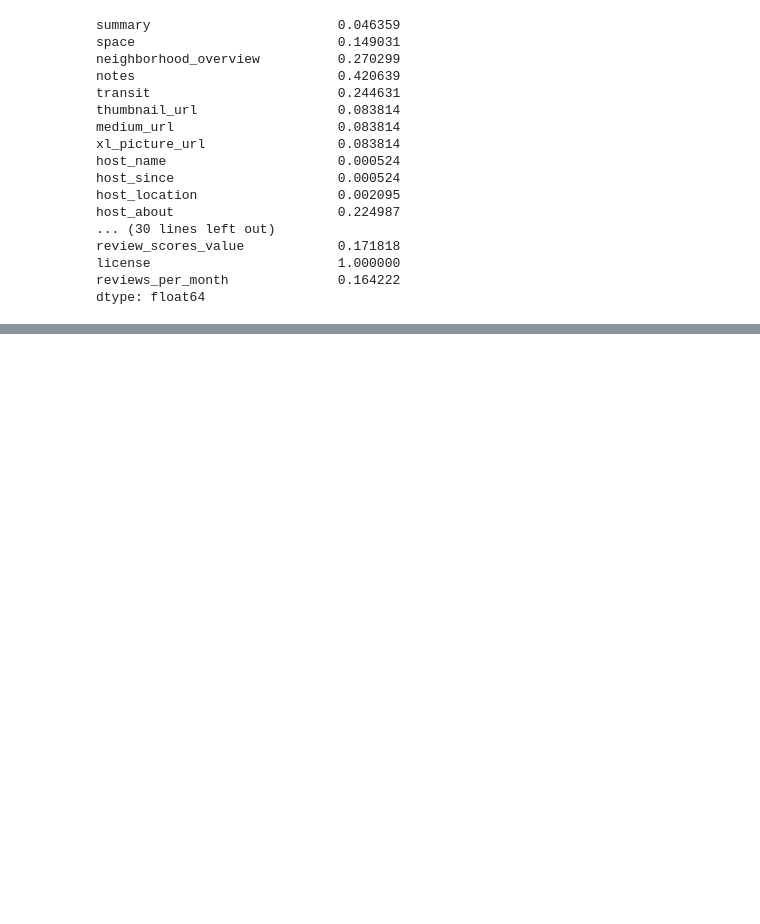
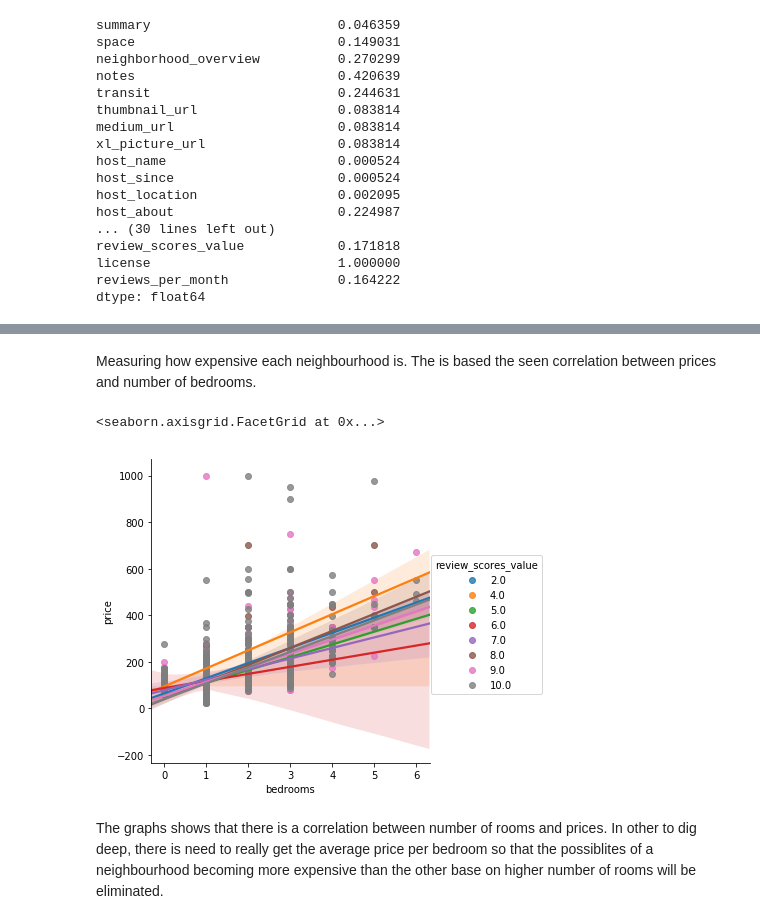
Before and after one commit to ebrym/SeattleAirBnBDataAnalysis, a Jupyter notebook: SeattleDataAnalysis.ipynb, the cells around one changed output, grey strips where cells are left out. Saved outputs shown, nothing was run; the diff lists cells and outputs as text; code cells hidden in the pictures; blank space fills up the shorter version.

```diff
--- a/SeattleDataAnalysis.ipynb
+++ b/SeattleDataAnalysis.ipynb
@@ -93,0 +284,9 @@ dtype: float64
+# %%
+#This gives me a list of True/False statements for each row if the value in the neighbourhood columns is in
+#neighbourhood_list above.
+true_false_by_neighbourhood = new_list.neighbourhood.isin(neighbourhood_list)
+
+#I can then put this new list of True/False statements into our origional new_list. This filters new_list down
+# to 37 categories of the neighbourhood column while reataining about 80% of the origional data.
+filtered_neighborhood = new_list[true_false_by_neighbourhood]
+filtered_neighborhood
@@ -93,0 +336,12 @@ dtype: float64
+# %%
+# reducing the 'property_type' as represented by the top listed neighbourhoods.
+property_type_list = ['House', 'Apartment', 'Townhouse', 'Condominium', 'Loft', 'Bed & Breakfast', 'Cabin']
+# %%
+#This gives me a list of True/False statements for each row if the value in the property_type column is in
+#the property_type_list above.
+true_false_by_property = filtered_neighborhood.property_type.isin(property_type_list)
+
+#I can then put this new list of True/False statements into our filtered_neighbourhood list.
+#This filters new_list down seven property types while still containing 98.30% of the data of filtered_neighbourhood.
+filtered_data = filtered_neighborhood[true_false_by_property]
+filtered_data
@@ -93,0 +383,9 @@ dtype: float64
+# %% [markdown]
+Measuring how expensive each neighbourhood is. The is based the seen correlation between prices and number of bedrooms.
+# %%
+sns.lmplot(data=filtered_data, x='bedrooms', y='price', hue='review_scores_value')
+# %% [output]
+<seaborn.axisgrid.FacetGrid at 0x...>
+[figure, added]
+# %% [markdown]
+The graphs shows that there is a correlation between number of rooms and prices. In other to dig deep, there is need to really get the average price per bedroom so that the possiblites of a neighbourhood becoming more expensive than the other base on higher number of rooms will be eliminated.
```
Also changed, not shown: parts of 62 cells of this notebook, 2 other files.
